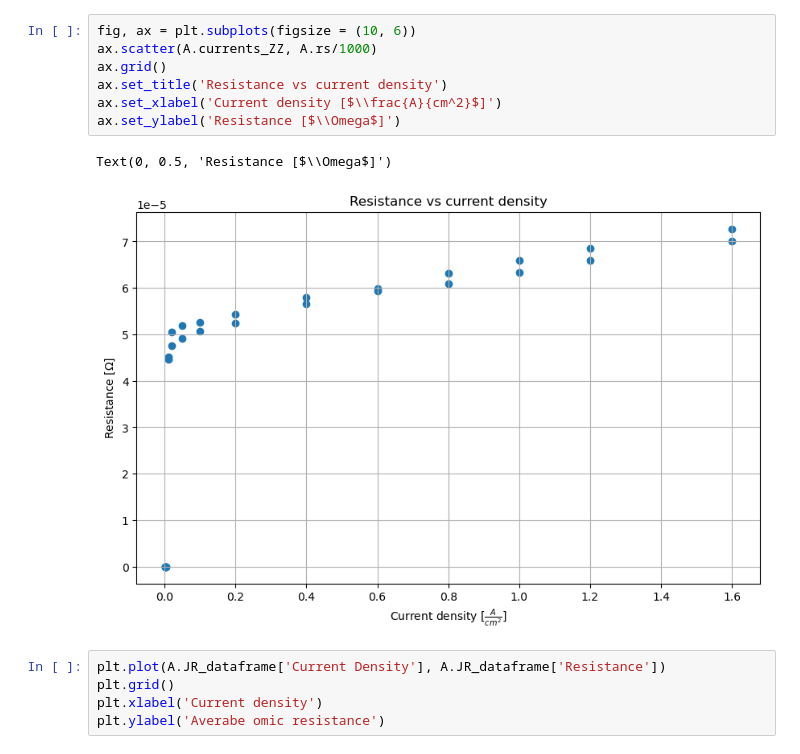
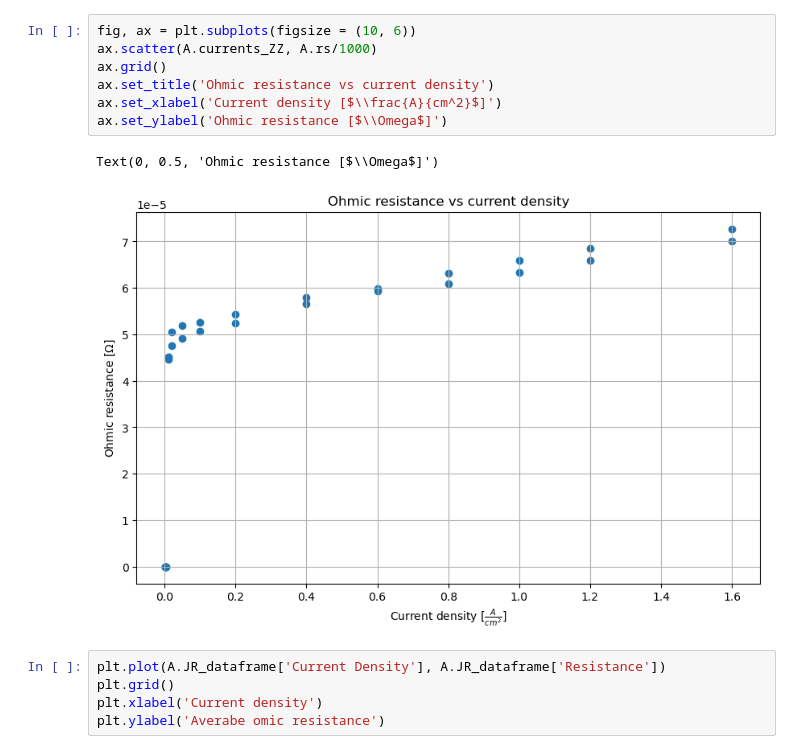
Before and after one commit to flexepticon/DBL_energy, a Jupyter notebook: Python scripts/File for graphs.ipynb, the cells around one changed output. Drawn from its saved outputs; the diff is of its cells as text.

```diff
--- a/Python scripts/File for graphs.ipynb
+++ b/Python scripts/File for graphs.ipynb
@@ -59,13 +65,13 @@ for i in range(len(data)):
 # %%
 fig, ax = plt.subplots(figsize = (10, 6))
 ax.scatter(A.currents_ZZ, A.rs/1000)
 ax.grid()
-ax.set_title('Resistance vs current density')
+ax.set_title('Ohmic resistance vs current density')
 ax.set_xlabel('Current density [$\\frac{A}{cm^2}$]')
-ax.set_ylabel('Resistance [$\\Omega$]')
+ax.set_ylabel('Ohmic resistance [$\\Omega$]')
 # %% [output]
-Text(0, 0.5, 'Resistance [$\\Omega$]')
+Text(0, 0.5, 'Ohmic resistance [$\\Omega$]')
-[figure, old version]
+[figure, new version]
 # %%
 plt.plot(A.JR_dataframe['Current Density'], A.JR_dataframe['Resistance'])
 plt.grid()
```
Also changed, not shown: parts of 6 cells of this notebook, 1 other file.
